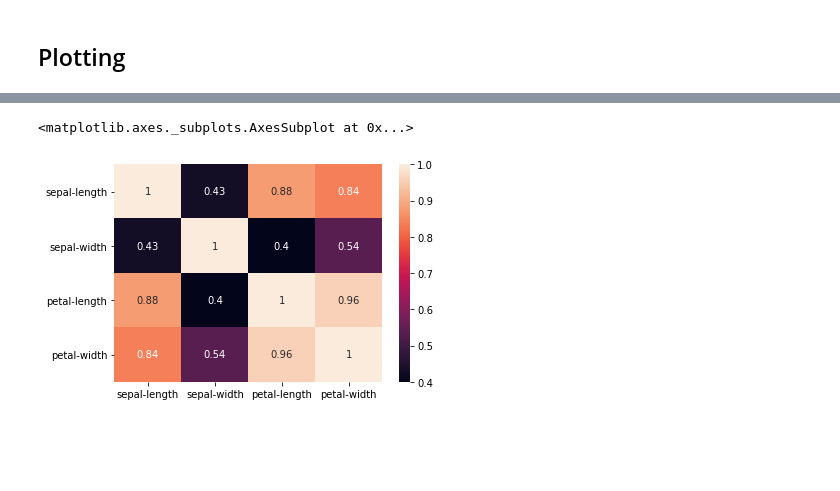
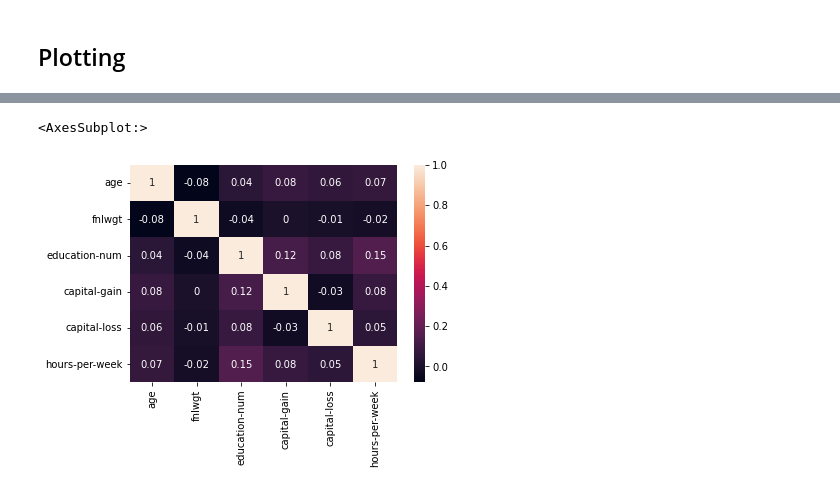
Before and after one commit to Kodesiana/book-ml-python, a Jupyter notebook: jupyter/exploratory-data-analysis.ipynb, the cells around one changed output, grey strips where cells are left out. Drawn from its saved outputs; the diff is of its cells as text; code cells hidden in the pictures; blank space fills up the shorter version.

```diff
--- a/jupyter/exploratory-data-analysis.ipynb
+++ b/jupyter/exploratory-data-analysis.ipynb
@@ -11,7 +10,7 @@ import seaborn as sns
 # %% [markdown]
 ## Membaca Data
 # %%
-df = pd.read_csv(r'../datasets/iris-missing.csv')
+df = pd.read_csv(r'../datasets/adult.csv', na_values=["?"])
 # %% [markdown]
 ## Keterangan Kolom
 # %%
@@ -157,7 +328,6 @@ sns.jointplot(x="petal-length", y="sepal-length", data=df, kind='reg')
 # %%
-# Correlation heatmap
-correlation_matrix = df.corr().round(2)
-sns.heatmap(data=correlation_matrix, annot=True)
+correlation_df = df.corr().round(2)
+sns.heatmap(correlation_df, annot=True)
 # %% [output]
-<matplotlib.axes._subplots.AxesSubplot at 0x...>
+<AxesSubplot:>
-[figure, old version]
+[figure, new version]
```
Also changed, not shown: parts of 52 cells of this notebook, 3 other files.
